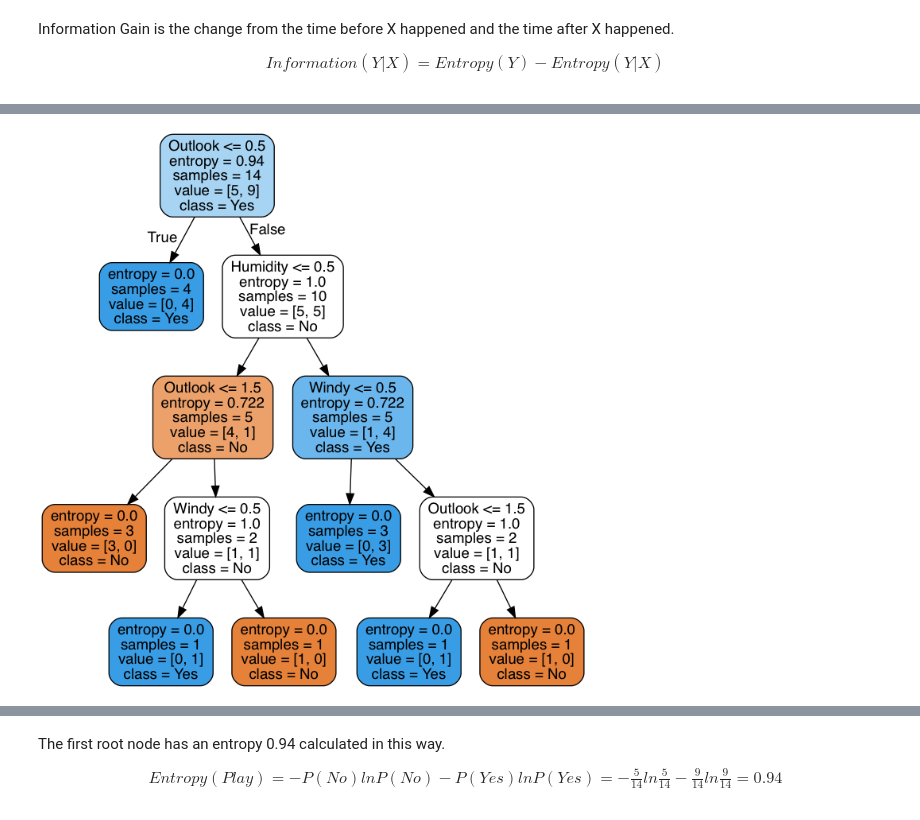
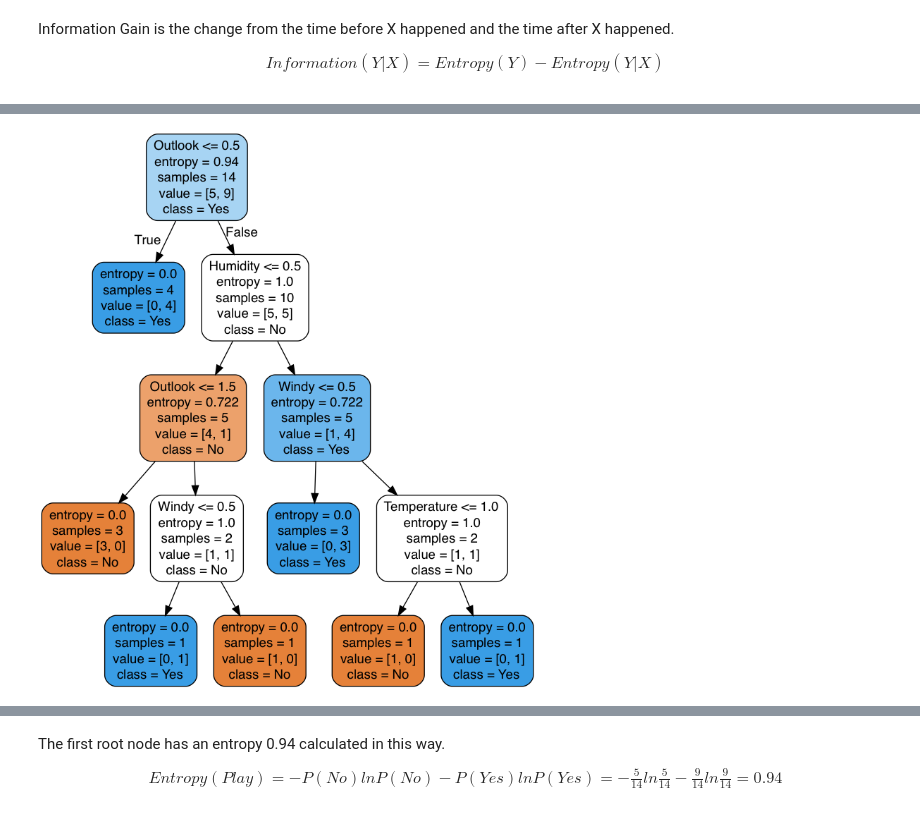
Before and after one commit to etoricky/DecisionTree-Demo, a Jupyter notebook: DecisionTree.ipynb, the cells around one changed output, grey strips where cells are left out. Drawn from its saved outputs; the diff is of its cells as text; code cells hidden in the pictures.

```diff
--- a/DecisionTree.ipynb
+++ b/DecisionTree.ipynb
@@ -66,12 +58,17 @@ def export_graphviz_catgorical(clf, **kwargs):
+# %%
+def save_png_clf(clf, filename, feature_names=None, class_names=None):
+    dot_data = tree.export_graphviz(clf, feature_names=feature_names, class_names=class_names, filled=True, rounded=True, out_file=None)
+    import pydotplus
+    pydotplus.graph_from_dot_data(dot_data).write_png(filename)
 # %%
-def display_clf(clf):
+def display_clf(clf, feature_names=None, class_names=None):
+    dot_data = tree.export_graphviz(clf, feature_names=feature_names, class_names=class_names, filled=True, rounded=True, out_file=None)
     import pydotplus
-    dot_data = export_graphviz_catgorical(clf, feature_names=train.get_train_x_names(), class_names=train.get_train_y_names(), filled=True, rounded=True)
     from IPython.display import Image, display
     graph = pydotplus.graph_from_dot_data(dot_data)
     display(Image(graph.create_png()))
-    graph.write_png(clf.criterion+'.png')
 # %%
+# %load TrainModel.py
 from sklearn import preprocessing
 class TrainModel:
     def __init__(self, clf, df_raw, target):
@@ -102,15 +99,14 @@ class TrainModel:
     def predict(self):
         print('trained y', self.get_train_y())
         print('predict y', self.clf.predict(self.get_train_x()))
-    def visualize(self):
-        display_clf(clf)
 # %%
 from sklearn import tree
 clf = tree.DecisionTreeClassifier(criterion='entropy')
 train = TrainModel(clf, df, target=df.columns[-1])
 train.run()
 train.predict()
-train.visualize()
+display_clf(clf, feature_names=train.get_train_x_names(), class_names=train.get_train_y_names())
+save_png_clf(clf, clf.criterion)
 # %% [output]
 trained y [0 0 1 1 1 0 1 0 1 1 1 1 1 0]
 predict y [0 0 1 1 1 0 1 0 1 1 1 1 1 0]
@@ -117 +116 @@ predict y [0 0 1 1 1 0 1 0 1 1 1 1 1 0]
-[figure, old version]
+[figure, new version]
```
Also changed, not shown: parts of 31 cells of this notebook, 2 other files.
